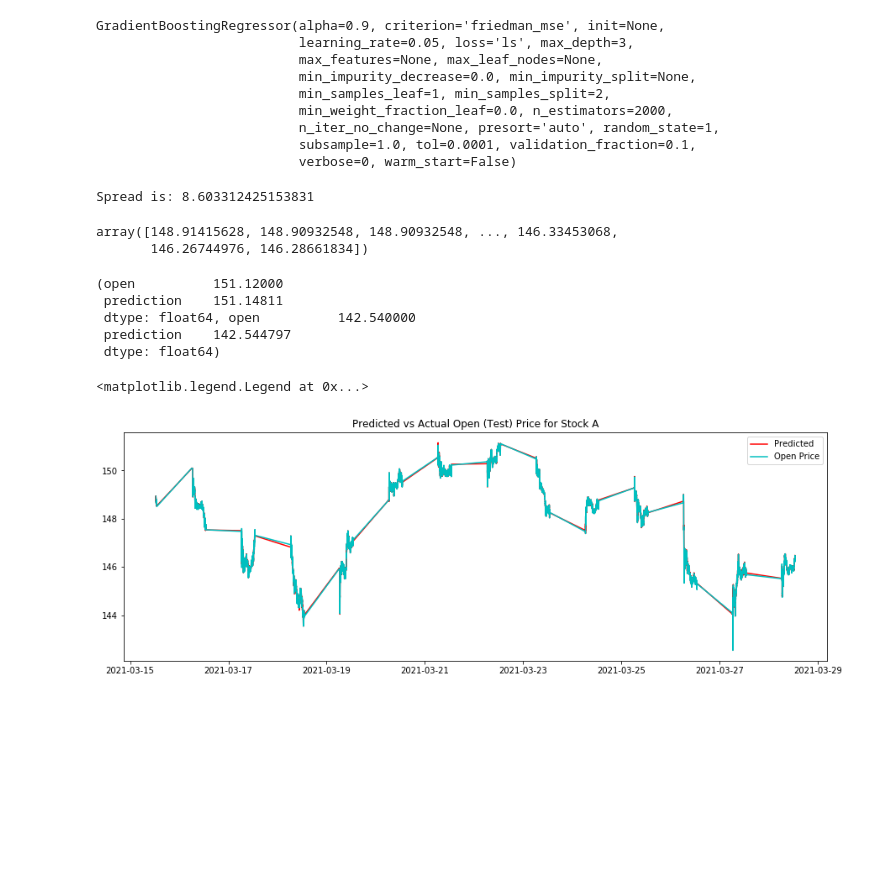
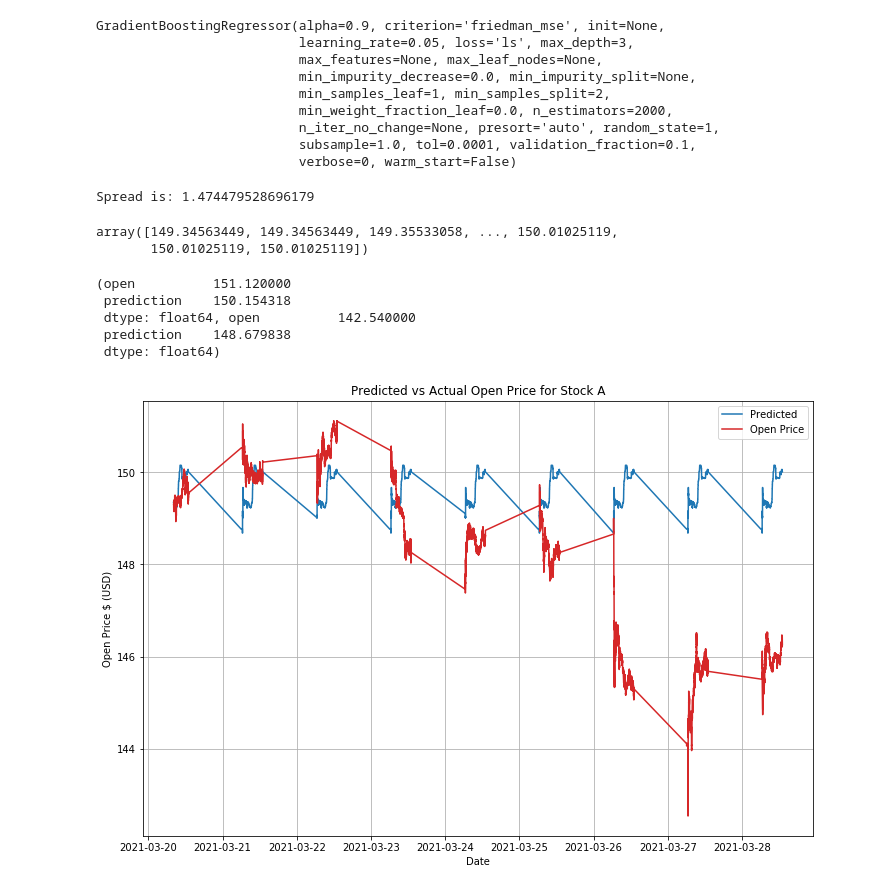
Before and after one commit to pascualcam/stanford_stats202, a Jupyter notebook: Boost-A.ipynb, the cells around one changed output. Saved outputs shown, nothing was run; the diff lists cells and outputs as text; code cells hidden in the pictures; blank space fills up the shorter version.

```diff
--- a/Boost-A.ipynb
+++ b/Boost-A.ipynb
@@ -81,12 +81,12 @@ data
 # Split data into Train & Test Sets
 # %%
 data.sort_values(['day','time'],ascending=[True,True],inplace=True)
-# X = data.drop(['symbol','open','high','low','close','average','time','day','id','date','date time','pct change','prev close diff'], axis=1)
-X = data.drop(['symbol','open','close','time','day','id','date','date time'], axis=1)
+X = data.drop(['symbol','open','high','low','close','average','time','day','id','date','date time','pct change','prev close diff'], axis=1)
+# X = data.drop(['symbol','open','high','low','close','average','time','day','id','date','date time'], axis=1)
 y = data['open']
 
 data_size = len(data)
-train_size = round(data_size*0.85)
+train_size = round(data_size*0.9)
 
 # Train
 X_train = X.iloc[:train_size, :]
@@ -96,10 +96,5 @@ y_train = y.iloc[:train_size]
 X_test = X.iloc[train_size:,:]
 y_test = y.iloc[train_size:]
 
-(X_train)
 print(round(len(X_train) / data_size, 2)*100,'% of data set used for training')
-
-# # Train
-# X_train = X
-# y_train = y
 # %% [output]
@@ -125,31 +120,34 @@ predict = boost.predict(X_test)
 print('Spread is:', predict.max() - predict.min())
 predict
 # %% [output]
-Spread is: 8.603312425153831
+Spread is: 1.474479528696179
-array([148.91415628, 148.90932548, 148.90932548, ..., 146.33453068,
-       146.26744976, 146.28661834])
+array([149.34563449, 149.34563449, 149.35533058, ..., 150.01025119,
+       150.01025119, 150.01025119])
 # %%
 results = pd.DataFrame(y_test)
 results['prediction'] = predict
 results.max(), results.min()
 # %% [output]
-(open          151.12000
- prediction    151.14811
+(open          151.120000
+ prediction    150.154318
  dtype: float64, open          142.540000
- prediction    142.544797
+ prediction    148.679838
  dtype: float64)
 # %%
 # Plot title
 stock = symbol
-plot_title = 'Predicted vs Actual Open (Test) Price for Stock ' + stock
+plot_title = 'Predicted vs Actual Open Price for Stock ' + stock
 
 # Plot of 'predictions' vs 'open price'
-plt.figure(figsize=(15, 5))
-plt.plot(data['date time'].iloc[train_size:], predict[:], label='Predicted', color='r')
-plt.plot(data['date time'].iloc[train_size:], data['open'].iloc[train_size:], label='Open Price', color='c')
+plt.figure(figsize=(12, 8))
+plt.plot(data['date time'].iloc[train_size:], predict[:], label='Predicted', color='tab:blue')
+plt.plot(data['date time'].iloc[train_size:], data['open'].iloc[train_size:], label='Open Price', color='tab:red')
+plt.xlabel('Date')
+plt.ylabel('Open Price $ (USD)')
 plt.title(plot_title)
 plt.legend()
+plt.grid()
+plt.savefig('boost_a')
 # %% [output]
-<matplotlib.legend.Legend at 0x...>
-[figure, old version]
+[figure, new version]
 # %%
```
Also changed, not shown: parts of 14 cells of this notebook.
